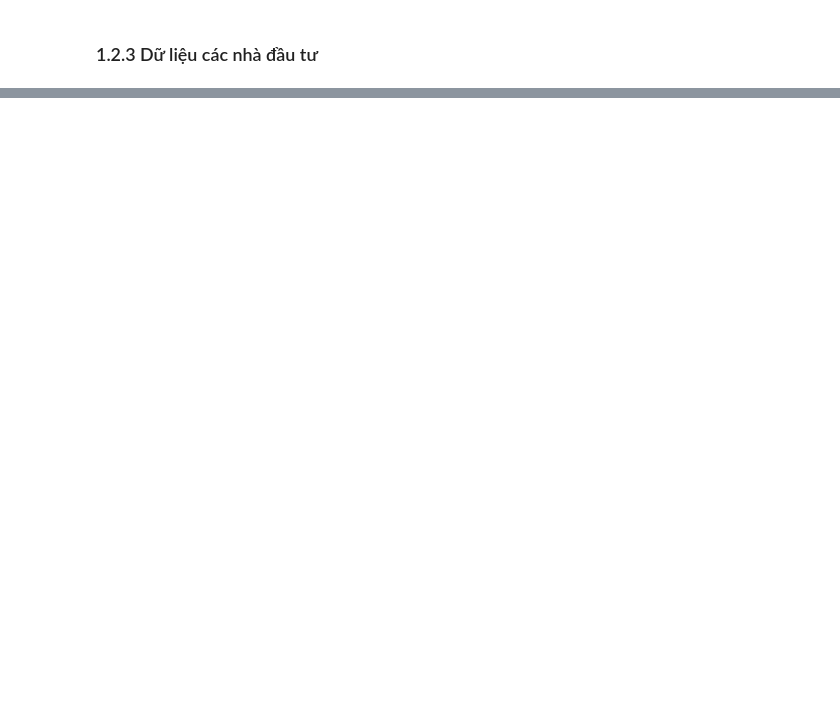
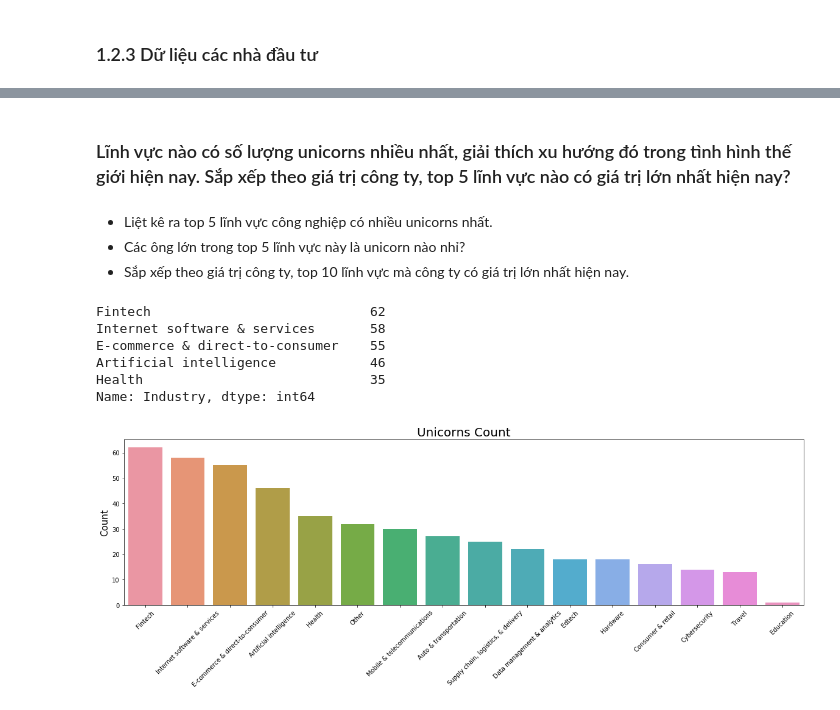
Before and after one commit to ethanol1310/Final_DSProgramming, a Jupyter notebook: 1712689-HuynhNgocQuan.ipynb, the cells around one changed output, grey strips where cells are left out. Saved outputs shown, nothing was run; the diff lists cells and outputs as text; code cells hidden in the pictures; blank space fills up the shorter version.

```diff
--- a/1712689-HuynhNgocQuan.ipynb
+++ b/1712689-HuynhNgocQuan.ipynb
@@ -321,0 +566,28 @@ investor_df.head()
+# %% [markdown]
+### Lĩnh vực nào có số lượng unicorns nhiều nhất, giải thích xu hướng đó trong tình hình thế giới hiện nay. Sắp xếp theo giá trị công ty, top 5 lĩnh vực nào có giá trị lớn nhất hiện nay?
+# %% [markdown]
+- Liệt kê ra top 5 lĩnh vực công nghiệp có nhiều unicorns nhất.
+- Các ông lớn trong top 5 lĩnh vực này là unicorn nào nhỉ?
+- Sắp xếp theo giá trị công ty, top 10 lĩnh vực mà công ty có giá trị lớn nhất hiện nay.
+# %%
+category_unicorns = unicorns_df['Industry'].value_counts()
+category_unicorns[:5]
+# %% [output]
+Fintech                            62
+Internet software & services       58
+E-commerce & direct-to-consumer    55
+Artificial intelligence            46
+Health                             35
+Name: Industry, dtype: int64
+# %%
+plt.figure(figsize = (20,5))
+
+g = sns.barplot(x=category_unicorns.index ,y=category_unicorns.values)
+g.set_xticklabels(g.get_xticklabels(),rotation=45)
+g.set_title("Unicorns Count", fontsize=20)
+g.set_xlabel("", fontsize=15)
+g.set_ylabel("Count", fontsize=15)
+
+plt.show()
+# %% [output]
+[figure, added]
```
Also changed, not shown: parts of 58 cells of this notebook.
